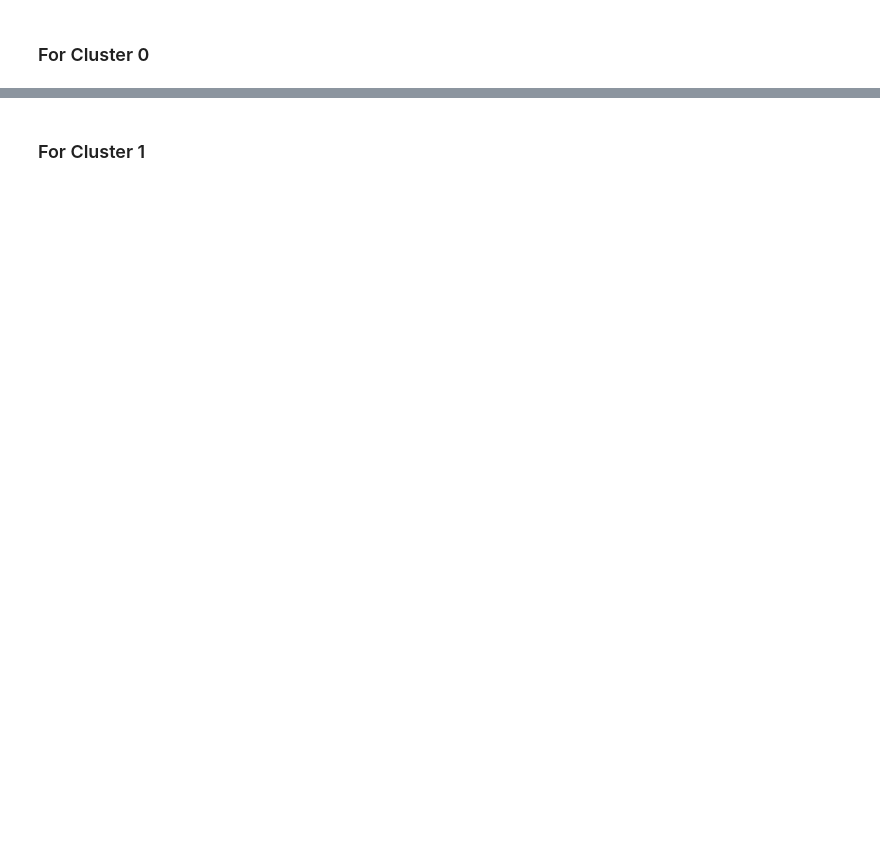
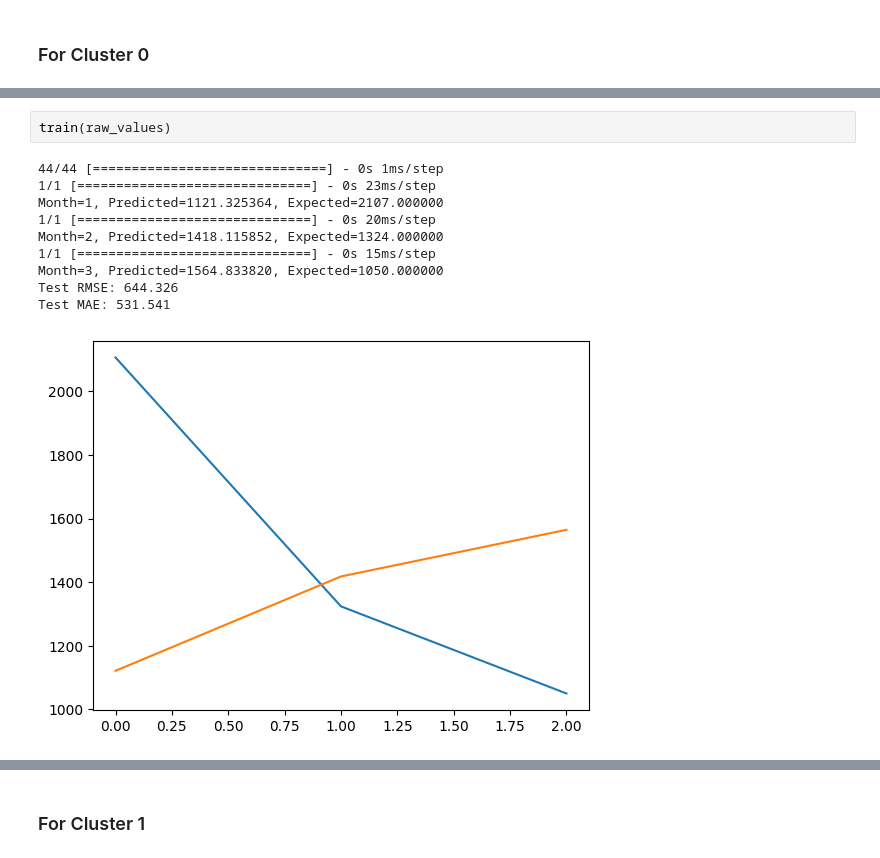
Before and after one commit to sam23121/energy_consumption, a Jupyter notebook: notebooks/final_time_series_with_LSTM2_single.ipynb, the cells around one changed output, grey strips where cells are left out. Cells and saved outputs as stored; diff of their text form; blank space fills up the shorter version.

Commit message:
fix: fixing repetitve values

```diff
--- a/notebooks/final_time_series_with_LSTM2_single.ipynb
+++ b/notebooks/final_time_series_with_LSTM2_single.ipynb
@@ -432,0 +181,13 @@ Test MAE: 1032.103
+# %%
+train(raw_values)
+# %% [output]
+44/44 [==============================] - 0s 1ms/step
+1/1 [==============================] - 0s 23ms/step
+Month=1, Predicted=1121.325364, Expected=2107.000000
+1/1 [==============================] - 0s 20ms/step
+Month=2, Predicted=1418.115852, Expected=1324.000000
+1/1 [==============================] - 0s 15ms/step
+Month=3, Predicted=1564.833820, Expected=1050.000000
+Test RMSE: 644.326
+Test MAE: 531.541
+[figure, added]
```
Also changed, not shown: parts of 35 cells of this notebook.
